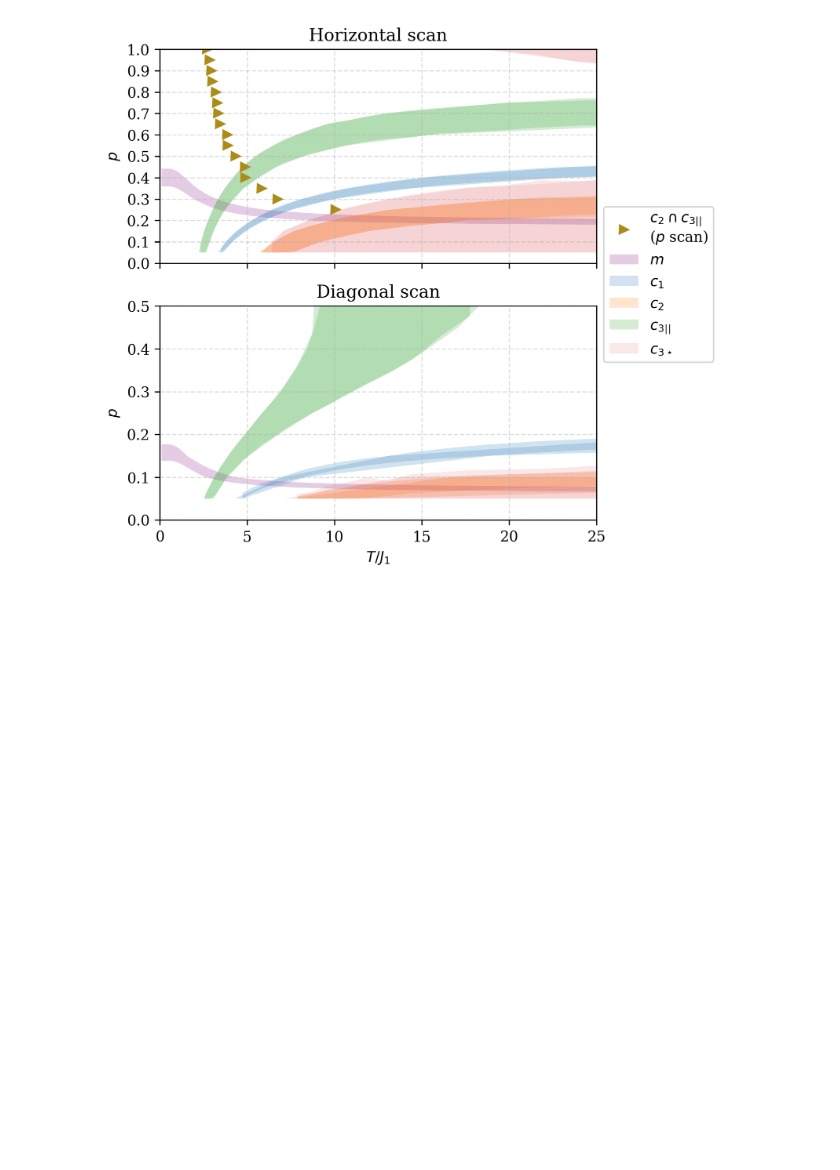
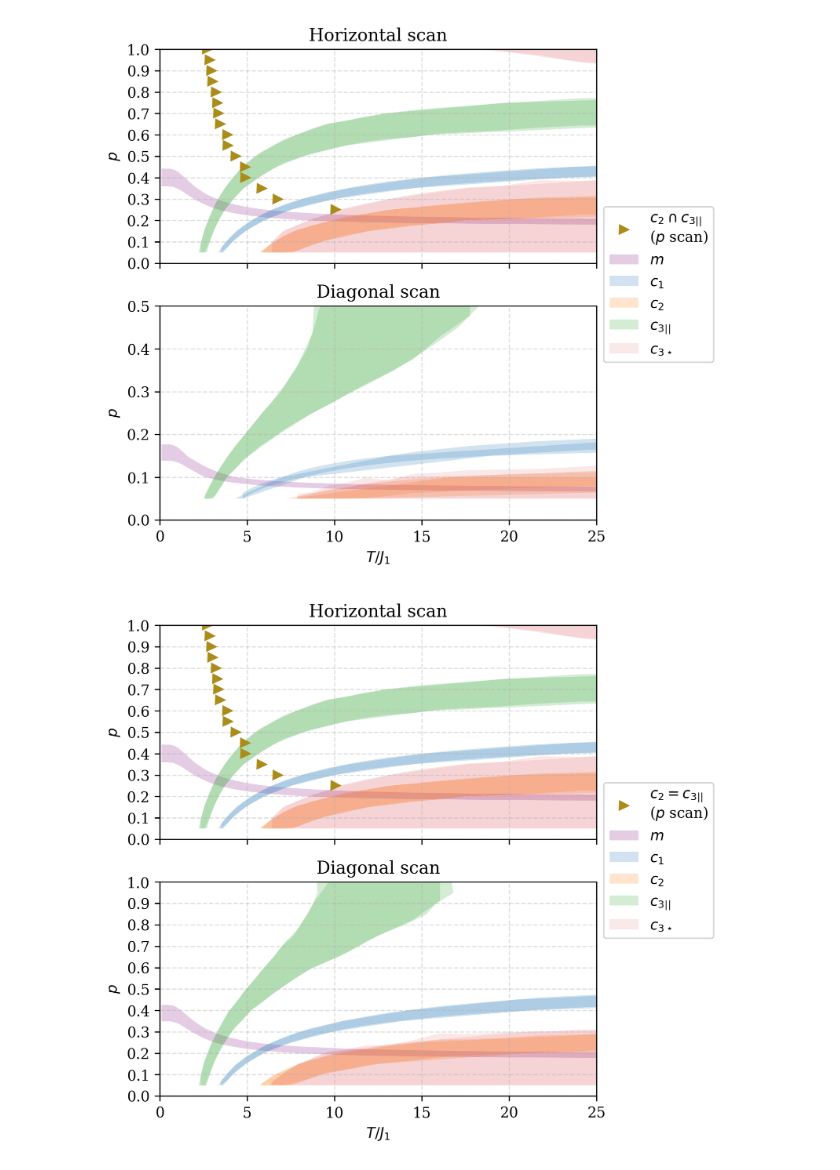
Before and after one commit to jeannecolbois/myopic-dual-worm, a Jupyter notebook: dualworm-kagome/AnalysisCode_PSI/Htip_Path4_AllowedArea_RoughScan.ipynb, the cells around one changed output. Saved outputs shown, nothing was run; the diff lists cells and outputs as text; code cells hidden in the pictures; blank space fills up the shorter version.

Commit message:
Analysis path 5 done:

```diff
--- a/dualworm-kagome/AnalysisCode_PSI/Htip_Path4_AllowedArea_RoughScan.ipynb
+++ b/dualworm-kagome/AnalysisCode_PSI/Htip_Path4_AllowedArea_RoughScan.ipynb
@@ -280,0 +312,82 @@ plt.savefig("HtipBounds_Both.pdf")
+# %%
+fig, (ax1, ax2) = plt.subplots(2, 1, sharex = True, figsize=(6,6),dpi = 300)
+#margin = [0.1, 0.2,0.35, 0.1]
+
+#plt.axes(margin[:2] + [1-margin[0]-margin[2], 1-margin[1]-margin[3]])
+ax1.grid(which = 'both', alpha = 0.4, linestyle = '--')
+ax1.fill_between(T_mexpm, pMin_mexpm,pMax_mexpm,linewidth = 0.0, color = 'purple',alpha = 0.2,
+         label = r'$m$ ' )
+
+
+##c1
+ax1.fill_betweenx(pc1expc1,TMin_c1expc1, TMax_c1expc1,linewidth = 0.0, color = '#1f77b4',alpha = 0.2,
+         label = r'$c_1$ ' )
+
+ax1.fill_between(T_c1expc1,pMin_c1expc1, pMax_c1expc1,linewidth = 0.0, color = '#1f77b4',alpha = 0.2)
+
+##c2
+ax1.fill_betweenx(pc2expc2,TMin_c2expc2, TMax_c2expc2,linewidth = 0.0, color = '#ff7f0e',alpha = 0.2,
+         label = r'$c_2$ ' )
+ax1.fill_between(T_c2expc2,pMin_c2expc2, pMax_c2expc2,linewidth = 0.0, color = '#ff7f0e',alpha = 0.2)
+
+##c3p
+ax1.fill_betweenx(pc3parexpc3par,TMin_c3parexpc3par, TMax_c3parexpc3par,linewidth = 0.0, color = '#2ca02c',alpha = 0.2,
+         label = r'$c_{3||}$ ' )
+ax1.fill_between(T_c3pexpc3p,pMin_c3pexpc3p, pMax_c3pexpc3p,linewidth = 0.0, color = '#2ca02c',alpha = 0.2)
+
+##c3s
+ax1.fill_betweenx(pc3starexpc3star,TMin_c3starexpc3star, TMax_c3starexpc3star,linewidth = 0.0, color = '#d62728',alpha = 0.1,
+         label = r'$c_{3\star}$ ' )
+ax1.fill_between(T_c3sexpc3s,pMin_c3sexpc3s, pMax_c3sexpc3s,linewidth = 0.0, color = '#d62728',alpha = 0.1)
+ax1.fill_between(HP_T_c3sexpc3s,HP_pMin_c3sexpc3s, HP_pMax_c3sexpc3s,linewidth = 0.0, color = '#d62728',alpha = 0.1)
+
+ax1.plot(Tcross_c2c3par, pc2c3par, '>',color = '#AB8C1A', label = r'$c_2 = c_{3||}$ ' +'\n($p$ scan)')
+#ax1.plot(T_c2c3par, p_c2c3par, '^',color = '#AB8C1A', label = r'$c_2$ - $c_{3||}$ crossing line ($T$ scan)')
+ax1.set_yticks(np.arange(0.0, 1.05, 0.1))
+ax1.set_ylim([0,1])
+
+ax1.set_title("Horizontal scan")
+ax1.set_ylabel(r'$p$')
+## Second plot
+ax2.fill_between(path5_T_mexpm, path5_pMin_mexpm,path5_pMax_mexpm,linewidth = 0.0, color = 'purple',alpha = 0.2,
+         label = r'$m$ ' )
+
+
+##c1
+ax2.fill_betweenx(path5_pc1expc1,path5_TMin_c1expc1, path5_TMax_c1expc1,linewidth = 0.0, color = '#1f77b4',alpha = 0.2,
+         label = r'$c_1$ ' )
+ax2.fill_between(path5_T_c1expc1,path5_pMin_c1expc1, path5_pMax_c1expc1,linewidth = 0.0, color = '#1f77b4',alpha = 0.2)
+
+##c2
+ax2.fill_betweenx(path5_pc2expc2,path5_TMin_c2expc2, path5_TMax_c2expc2,linewidth = 0.0, color = '#ff7f0e',alpha = 0.2,
+         label = r'$c_2$ ' )
+ax2.fill_between(path5_T_c2expc2,path5_pMin_c2expc2, path5_pMax_c2expc2,linewidth = 0.0, color = '#ff7f0e',alpha = 0.2)
+
+##c3p
+ax2.fill_betweenx(path5_pc3parexpc3par,path5_TMin_c3parexpc3par, path5_TMax_c3parexpc3par,linewidth = 0.0, color = '#2ca02c',alpha = 0.2,
+         label = r'$c_{3||}$ ' )
+ax2.fill_between(path5_T_c3pexpc3p,path5_pMin_c3pexpc3p, path5_pMax_c3pexpc3p,linewidth = 0.0, color = '#2ca02c',alpha = 0.2)
+
+##c3s
+ax2.fill_betweenx(path5_pc3starexpc3star,path5_TMin_c3starexpc3star, path5_TMax_c3starexpc3star,linewidth = 0.0, color = '#d62728',alpha = 0.1,
+         label = r'$c_{3\star}$ ' )
+ax2.fill_between(path5_T_c3sexpc3s,path5_pMin_c3sexpc3s, path5_pMax_c3sexpc3s,linewidth = 0.0, color = '#d62728',alpha = 0.1)
+#ax2.fill_between(HP_path5_T_c3sexpc3s,HP_path5_pMin_c3sexpc3s, HP_path5_pMax_c3sexpc3s,linewidth = 0.0, color = '#d62728',alpha = 0.1)
+ax2.grid(which = 'both', alpha = 0.4, linestyle = '--')
+
+ax2.set_yticks(np.arange(0.0, 1.1, 0.1))
+ax2.set_ylim([0,1])
+ax2.set_title("Diagonal scan")
+ax2.set_ylabel(r'$p$')
+
+ax1.legend(loc='center left', bbox_to_anchor = (1,-0.1), ncol=1)
+
+plt.xticks(np.arange(0, 60, 5))
+plt.xlim([0,25])
+plt.xlabel(r'$T/J_1}$')
+plt.subplots_adjust(left = 0.1, bottom = None, right = 0.8, top = None)
+
+plt.savefig("HtipBounds_Both_4-5")
+plt.savefig("HtipBounds_Both_4-5.pdf")
+# %% [output]
+[figure, added]
```
Also changed, not shown: parts of 1 cell of this notebook, 1 other file.
